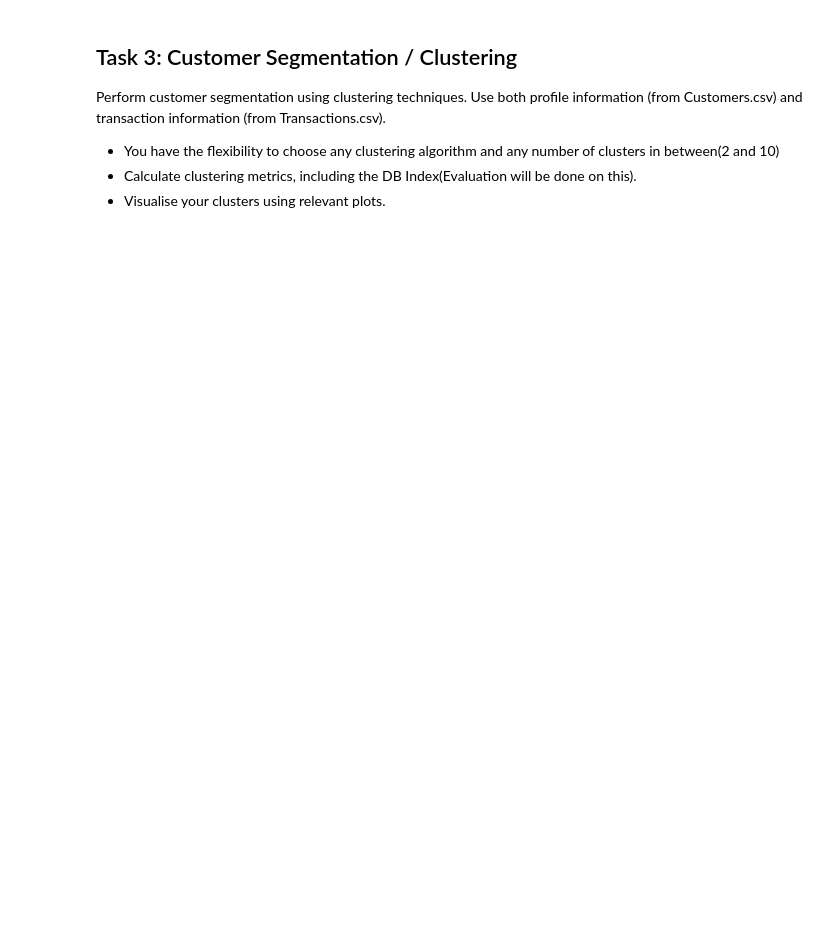
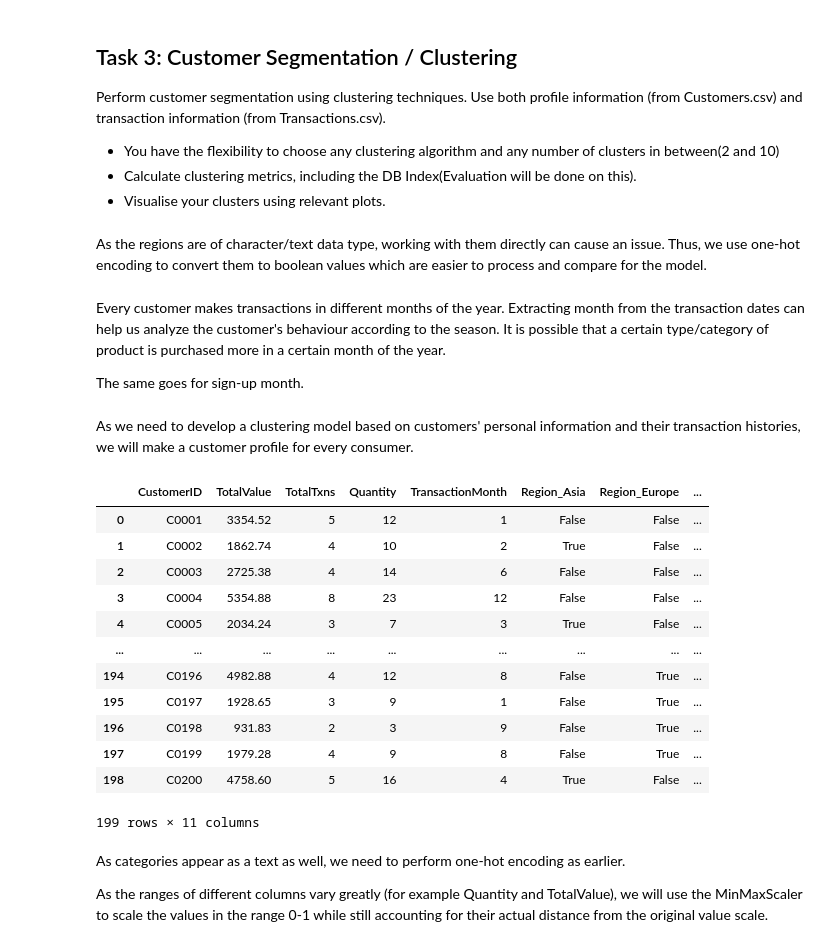
Before and after one commit to prachi-0319/Zeotap-Assignment---Data-Science, a Jupyter notebook: Prachi_Kansal_Clustering.ipynb, the cells around one changed output. Saved outputs shown, nothing was run; the diff lists cells and outputs as text; code cells hidden in the pictures; blank space fills up the shorter version.

```diff
--- a/Prachi_Kansal_Clustering.ipynb
+++ b/Prachi_Kansal_Clustering.ipynb
@@ -23,0 +23,2 @@ df_merged = pd.get_dummies(df_merged, columns=['Region'])
+# %% [markdown]
+As the regions are of character/text data type, working with them directly can cause an issue. Thus, we use one-hot encoding to convert them to boolean values which are easier to process and compare for the model.
@@ -24,19 +27,39 @@ df_merged = pd.get_dummies(df_merged, columns=['Region'])
+# %% [markdown]
+Every customer makes transactions in different months of the year. Extracting month from the transaction dates can help us analyze the customer's behaviour according to the season. It is possible that a certain type/category of product is purchased more in a certain month of the year.
+
+The same goes for sign-up month.
 # %%
 df_merged['SignupMonth'] = pd.to_datetime(df_merged['SignupDate']).dt.month
 df_merged['TransactionMonth'] = pd.to_datetime(df_merged['TransactionDate']).dt.month
+# %% [markdown]
+As we need to develop a clustering model based on customers' personal information and their transaction histories, we will make a customer profile for every consumer.
 # %%
 cust_profiles = df_merged.groupby('CustomerID').agg({
     'TotalValue': 'sum',
     'TransactionID':'count',
     'Quantity':'sum',
-    # 'SignupMonth': 'first',                       # Month of signup
-    'TransactionMonth': lambda x: x.mode()[0],    # Top month of transaction
+    'TransactionMonth': lambda x: x.mode()[0],
     'Region_Asia': 'first',
     'Region_Europe': 'first',
     'Region_North America': 'first',
-    'Region_South America': 'first'
+    'Region_South America': 'first',
+    'Category': lambda x: ','.join(x),
 }).reset_index()
 
-# cust_profiles['Region'] = df_merged.groupby('CustomerID')[['Region_Asia', 'Region_Europe', 'Region_North America', 'Region_South America']]
-cust_profiles['AvgTransactionValue'] = cust_profiles['TotalValue'] / cust_profiles['TransactionID']
+cust_profiles['AvgTxnValue'] = cust_profiles['TotalValue'] / cust_profiles['TransactionID']
+cust_profiles = cust_profiles.rename(columns={"TransactionID":"TotalTxns"})
 cust_profiles
+# %% [output]
+|  | CustomerID | TotalValue | TotalTxns | Quantity | TransactionMonth | Region_Asia | Region_Europe | ... |
+| 0 | C0001 | 3354.52 | 5 | 12 | 1 | False | False | ... |
+| 1 | C0002 | 1862.74 | 4 | 10 | 2 | True | False | ... |
+| 2 | C0003 | 2725.38 | 4 | 14 | 6 | False | False | ... |
+| 3 | C0004 | 5354.88 | 8 | 23 | 12 | False | False | ... |
+| 4 | C0005 | 2034.24 | 3 | 7 | 3 | True | False | ... |
+| ... | ... | ... | ... | ... | ... | ... | ... | ... |
+| 194 | C0196 | 4982.88 | 4 | 12 | 8 | False | True | ... |
+| 195 | C0197 | 1928.65 | 3 | 9 | 1 | False | True | ... |
+| 196 | C0198 | 931.83 | 2 | 3 | 9 | False | True | ... |
+| 197 | C0199 | 1979.28 | 4 | 9 | 8 | False | True | ... |
+| 198 | C0200 | 4758.60 | 5 | 16 | 4 | True | False | ... |
+199 rows × 11 columns
@@ -138,0 +66,4 @@ print("Customer_Clusters.csv created successfully!")
+# %% [markdown]
+As categories appear as a text as well, we need to perform one-hot encoding as earlier.
+
+As the ranges of different columns vary greatly (for example Quantity and TotalValue), we will use the MinMaxScaler to scale the values in the range 0-1 while still accounting for their actual distance from the original value scale.
```
Also changed, not shown: parts of 7 cells of this notebook.
